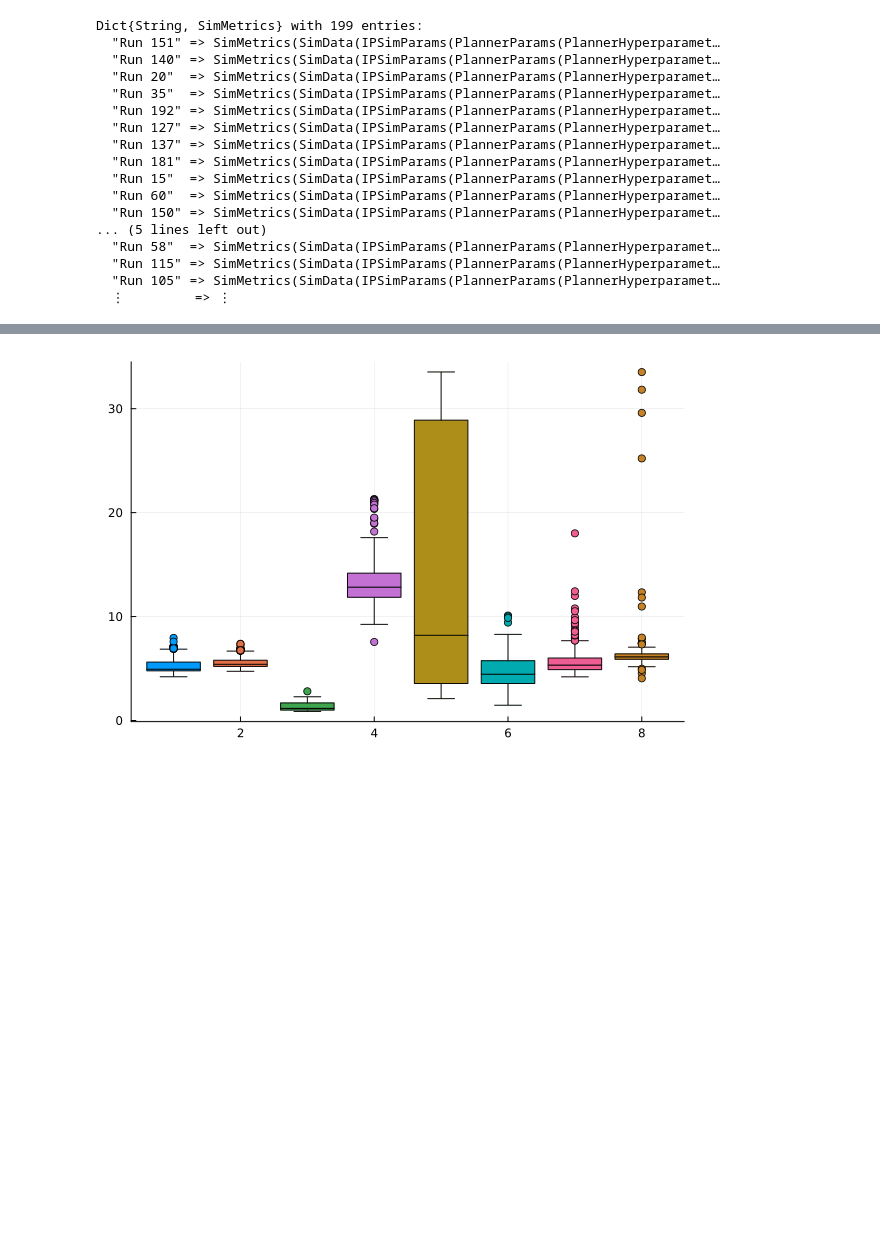
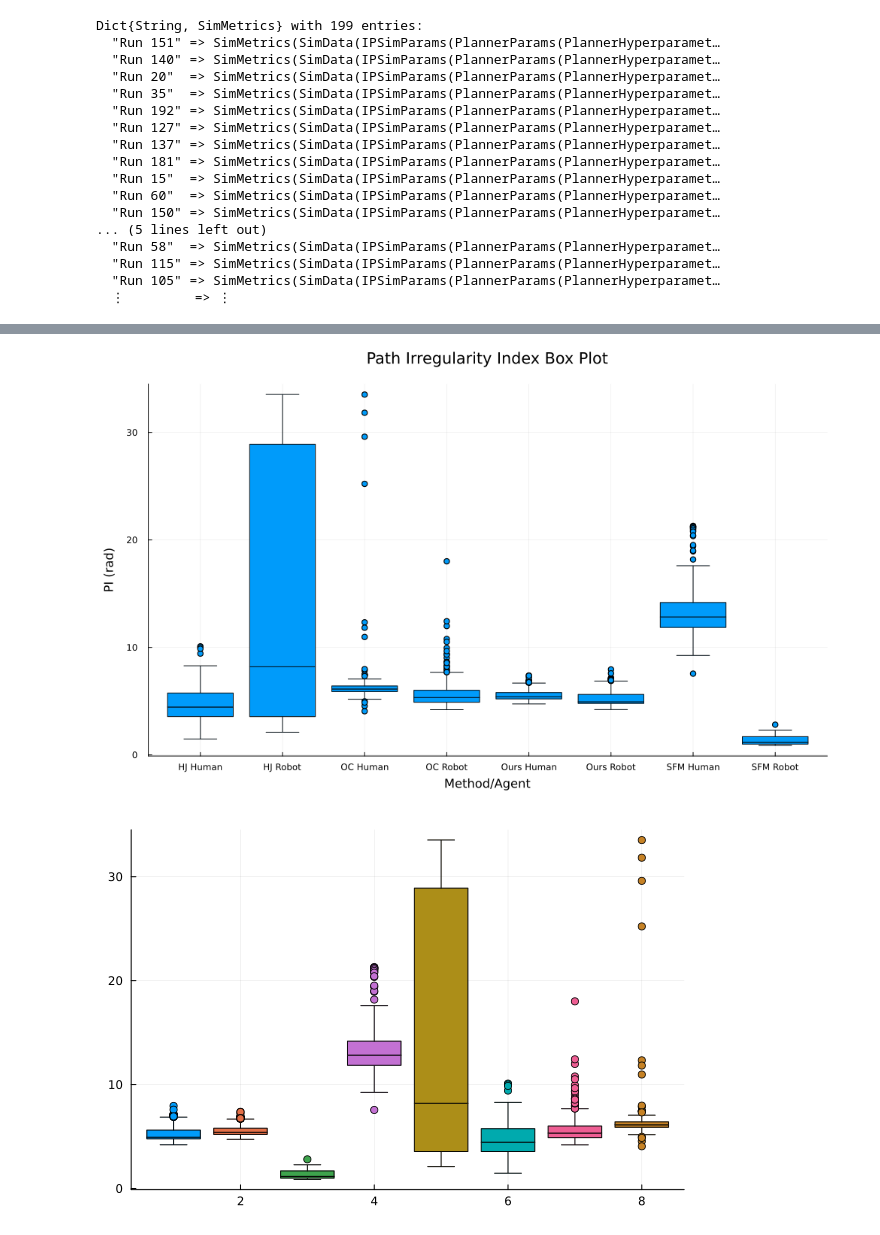
Before and after one commit to UW-CTRL/PHRI.jl, a Jupyter notebook: src/data_analysis.ipynb, the cells around one changed output, grey strips where cells are left out. Cells and saved outputs as stored; diff of their text form; code cells hidden in the pictures; blank space fills up the shorter version.

```diff
--- a/src/data_analysis.ipynb
+++ b/src/data_analysis.ipynb
@@ -80,3 +146,7 @@ plot = boxplot([proactiveHRI_robot_cooperative_human_head_on["Run $(i)"].PI["ego
+# %%
+@df df boxplot(string.(:B), :A, size=(1000, 600), label="", title="Path Irregularity Index Box Plot", xlabel="Method/Agent", ylabel="PI (rad)", margins=5mm)
+# %% [output]
+[figure, added]
 # %%
 boxplot!(plot, [proactiveHRI_robot_cooperative_human_head_on["Run $(i)"].PI["other PI"] for i in 1:199], label="")
 boxplot!(plot, [SFM_robot_cooperative_human_head_on["Run $(i)"].PI["ego PI"] for i in 1:199], label="")
```
Also changed, not shown: parts of 8 cells of this notebook, 3 other files.
